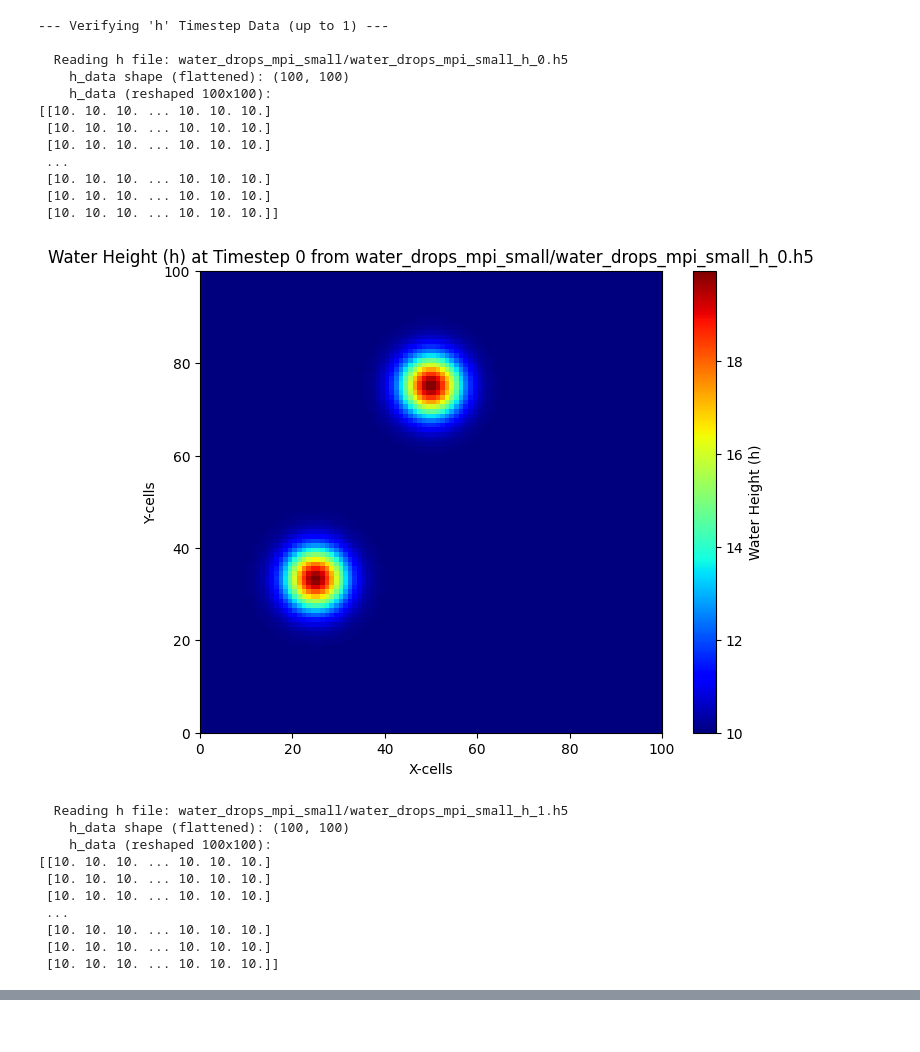
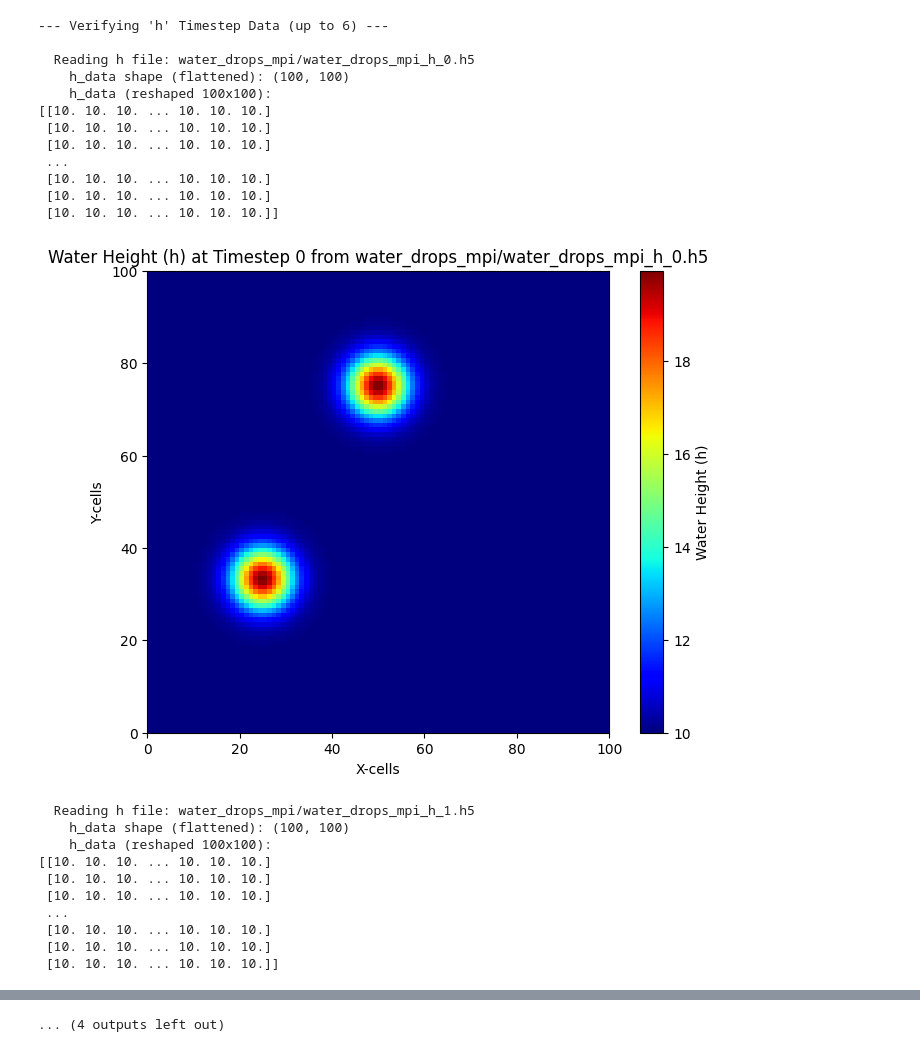
Before and after one commit to ngusarov/project_swe, a Jupyter notebook: _visualiser.ipynb, the cells around one changed output, grey strips where cells are left out. Cells and saved outputs as stored; diff of their text form; code cells hidden in the pictures.

```diff
--- a/_visualiser.ipynb
+++ b/_visualiser.ipynb
@@ -106,7 +106,7 @@ if __name__ == "__main__":
     # If your simulation runs for 1 step (as in your last output), you'll have h_0.h5 and h_1.h5.
     # If output_n=10, and Tend=0.5, you'll have many more timesteps.
 
-    output_dir = "water_drops_mpi_small"
+    output_dir = "water_drops_mpi"
     base_filename = output_dir
 
     # To find the number of h_X.h5 files dynamically:
@@ -151,17 +151,17 @@ Found 2 h_*.h5 files.
---- Verifying 'h' Timestep Data (up to 1) ---
+--- Verifying 'h' Timestep Data (up to 6) ---
 
-  Reading h file: water_drops_mpi_small/water_drops_mpi_small_h_0.h5
+  Reading h file: water_drops_mpi/water_drops_mpi_h_0.h5
     h_data shape (flattened): (100, 100)
     h_data (reshaped 100x100):
 [[10. 10. 10. ... 10. 10. 10.]
  [10. 10. 10. ... 10. 10. 10.]
  [10. 10. 10. ... 10. 10. 10.]
  ...
  [10. 10. 10. ... 10. 10. 10.]
  [10. 10. 10. ... 10. 10. 10.]
  [10. 10. 10. ... 10. 10. 10.]]
-[figure, old version]
+[figure, new version]
-  Reading h file: water_drops_mpi_small/water_drops_mpi_small_h_1.h5
+  Reading h file: water_drops_mpi/water_drops_mpi_h_1.h5
     h_data shape (flattened): (100, 100)
     h_data (reshaped 100x100):
 [[10. 10. 10. ... 10. 10. 10.]
@@ -174,0 +226 @@ Found 2 h_*.h5 files.
+... (4 outputs left out)
```
Also changed, not shown: parts of 1 cell of this notebook, 4 other files.
